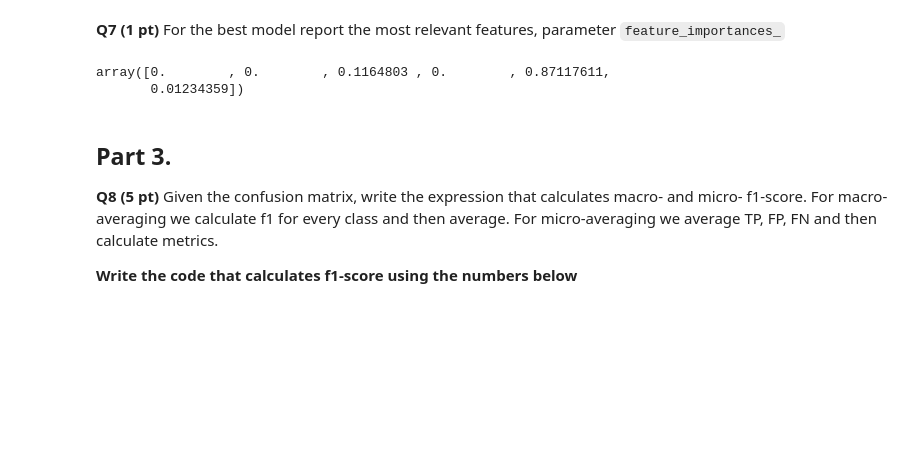
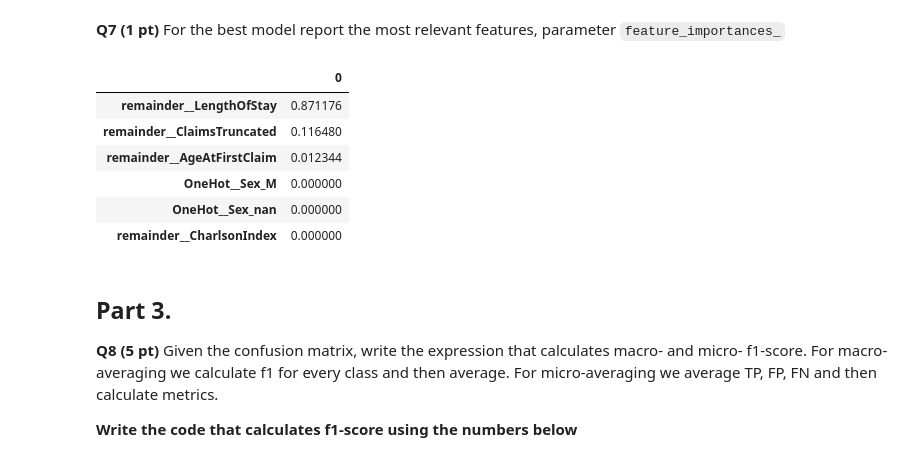
Before and after one commit to YKhalitov/College-Projects, a Jupyter notebook: RIT-Projects/Machine Learning - CSCI 335/HW7.ipynb, the cells around one changed output. Saved outputs shown, nothing was run; the diff lists cells and outputs as text; code cells hidden in the pictures; blank space fills up the shorter version.

```diff
--- a/RIT-Projects/Machine Learning - CSCI 335/HW7.ipynb
+++ b/RIT-Projects/Machine Learning - CSCI 335/HW7.ipynb
@@ -300,11 +303,16 @@ RocCurveDisplay.from_predictions(y_test, clf.best_estimator_.predict_proba(X_tes
 [figure]
 # %% [markdown]
 **Q7 (1 pt)** For the best model report the most relevant features, parameter `feature_importances_`
-# %%
-clf_dt.best_estimator_.feature_importances_
-# %% [output]
-array([0.        , 0.        , 0.1164803 , 0.        , 0.87117611,
-       0.01234359])
+# %%
+pd.DataFrame(clf_dt.best_estimator_.feature_importances_, X_train_transformed.columns).sort_values(0, ascending=False)
+# %% [output]
+|  | 0 |
+| remainder__LengthOfStay | 0.871176 |
+| remainder__ClaimsTruncated | 0.116480 |
+| remainder__AgeAtFirstClaim | 0.012344 |
+| OneHot__Sex_M | 0.000000 |
+| OneHot__Sex_nan | 0.000000 |
+| remainder__CharlsonIndex | 0.000000 |
 # %% [markdown]
 ## Part 3.
 **Q8 (5 pt)** Given the confusion matrix, write the expression that calculates macro- and micro- f1-score. For macro-averaging we calculate f1 for every class and then average. For micro-averaging we average TP, FP, FN and then calculate metrics.
```
Also changed, not shown: parts of 10 cells of this notebook.
